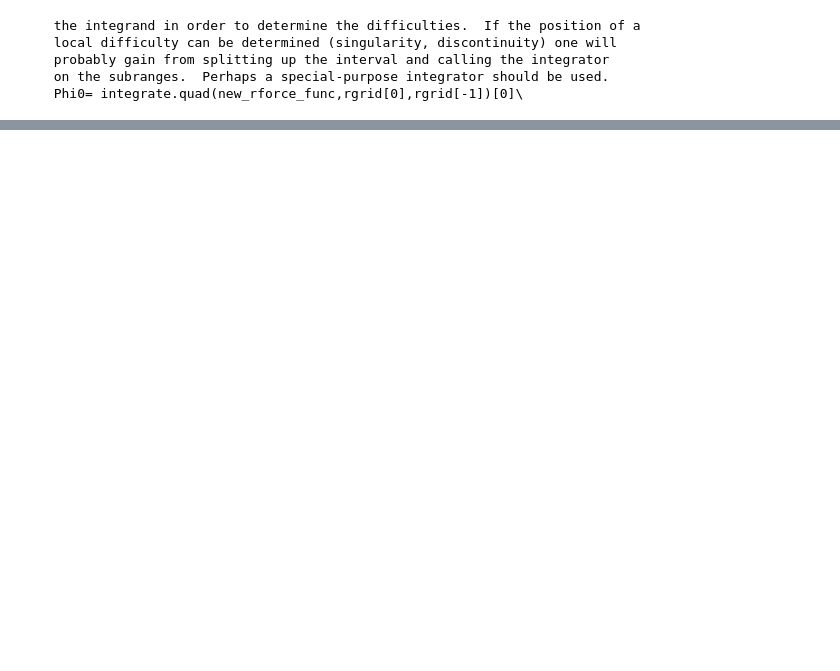
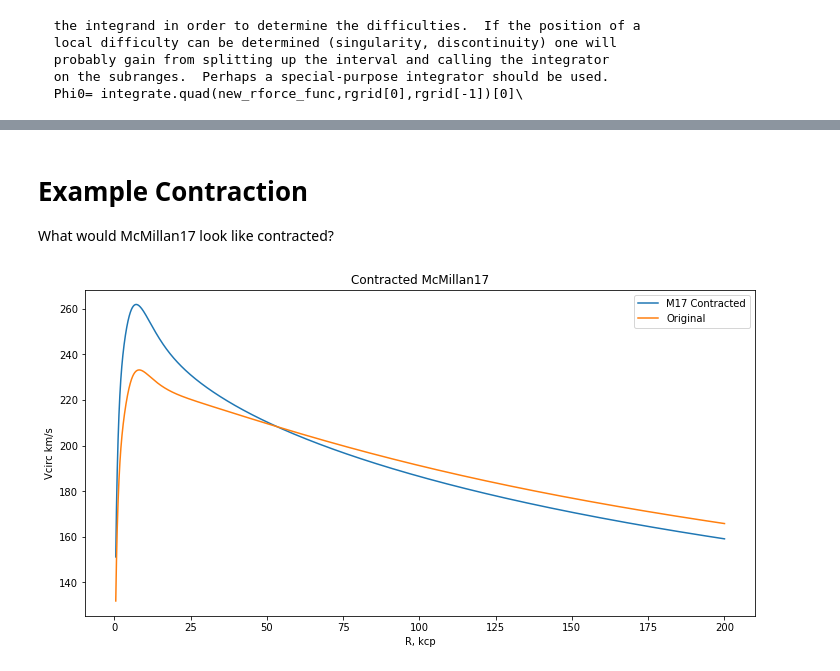
Before and after one commit to TomCallingham/Agama_Cautun_Contraction, a Jupyter notebook: Cautun_Agama-Test.ipynb, the cells around one changed output, grey strips where cells are left out. Cells and saved outputs as stored; diff of their text form; code cells hidden in the pictures; blank space fills up the shorter version.

Commit message:
Add contraction example to notebook

```diff
--- a/Cautun_Agama-Test.ipynb
+++ b/Cautun_Agama-Test.ipynb
@@ -158,0 +162,3 @@ plt.show()
+# %% [markdown]
+# Example Contraction
+What would McMillan17 look like contracted?
@@ -158,0 +209,14 @@ plt.show()
+# %%
+M17_vc_contracted = a_vcirc(contracted_M17_pot,R_space)
+plt.figure(figsize=(12,6))
+
+plt.plot(R_space, M17_vc_contracted, label='M17 Contracted')
+plt.plot(R_space, a_M17_vc, label='Original')
+
+plt.xlabel('R, kcp')
+plt.ylabel('Vcirc km/s')
+plt.title('Contracted McMillan17')
+plt.legend()
+plt.show()
+# %% [output]
+[figure, added]
```
Also changed, not shown: parts of 11 cells of this notebook, 1 other file.
